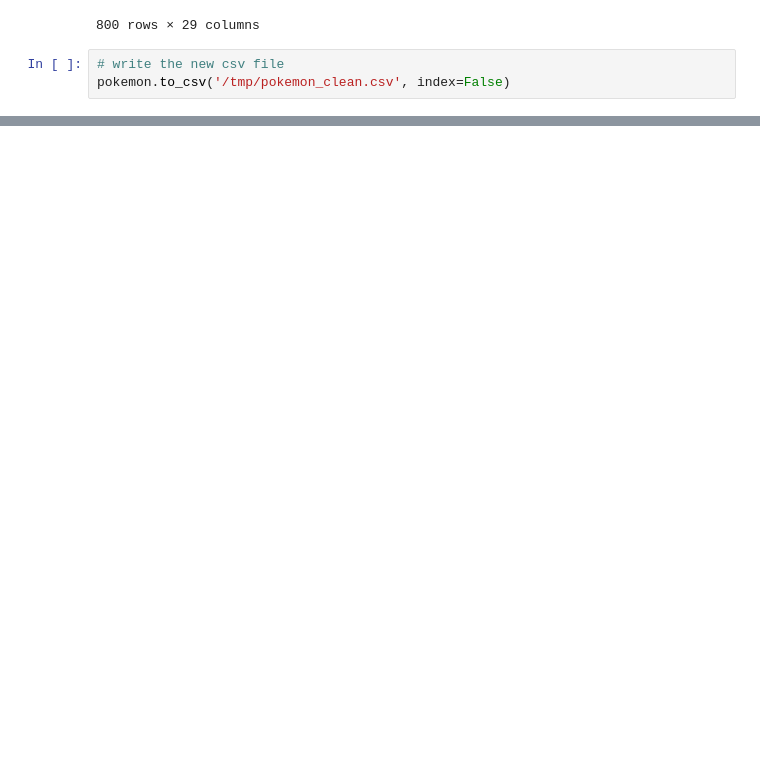
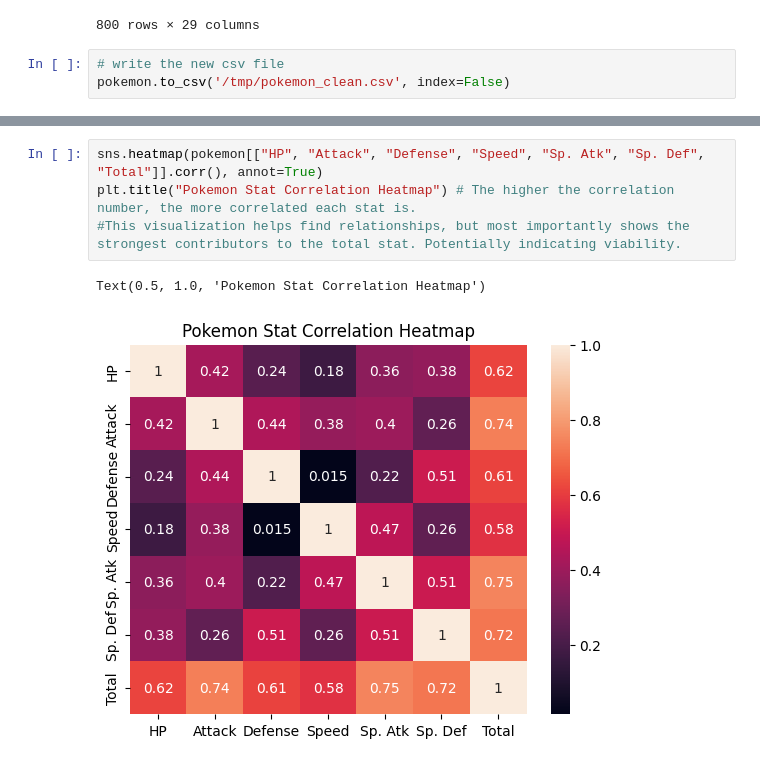
Before and after one commit to sjsu-cs122-s26/Discombobulated_Incompacitators-Pokemon-Analysis, a Jupyter notebook: notebooks/notebook.ipynb, the cells around one changed output, grey strips where cells are left out. Drawn from its saved outputs; the diff is of its cells as text; blank space fills up the shorter version.

```diff
--- a/notebooks/notebook.ipynb
+++ b/notebooks/notebook.ipynb
@@ -286,0 +309,7 @@ pokemon.to_csv('/tmp/pokemon_clean.csv', index=False)
+# %%
+sns.heatmap(pokemon[["HP", "Attack", "Defense", "Speed", "Sp. Atk", "Sp. Def", "Total"]].corr(), annot=True)
+plt.title("Pokemon Stat Correlation Heatmap") # The higher the correlation number, the more correlated each stat is.
+#This visualization helps find relationships, but most importantly shows the strongest contributors to the total stat. Potentially indicating viability.
+# %% [output]
+Text(0.5, 1.0, 'Pokemon Stat Correlation Heatmap')
+[figure, added]
```
Also changed, not shown: parts of 6 cells of this notebook.
